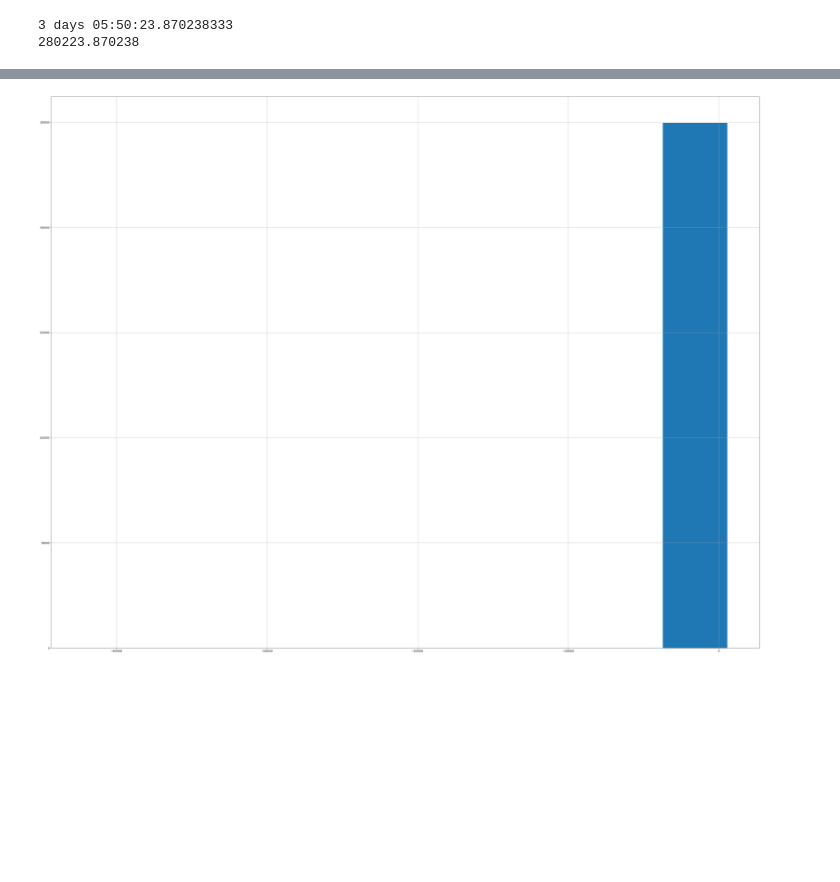
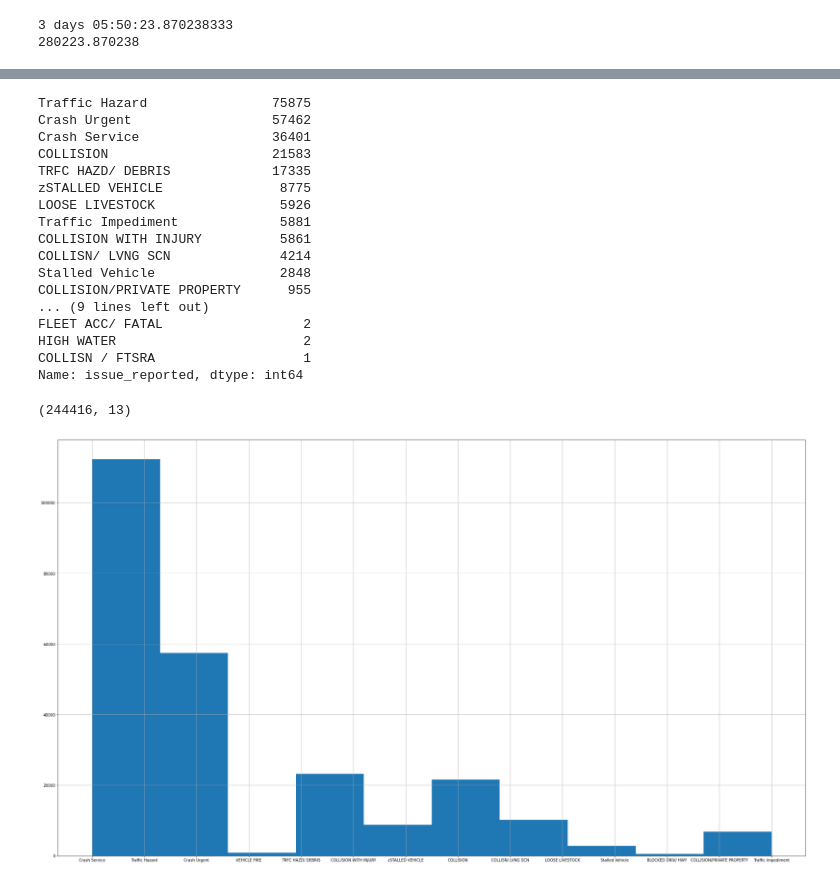
Before and after one commit to tomshields71/Real-Time_Traffic_Incident_Reports, a Jupyter notebook: Real-Time_Traffic_Incident_Reports.ipynb, the cells around one changed output, grey strips where cells are left out. Cells and saved outputs as stored; diff of their text form; code cells hidden in the pictures; blank space fills up the shorter version.

```diff
--- a/Real-Time_Traffic_Incident_Reports.ipynb
+++ b/Real-Time_Traffic_Incident_Reports.ipynb
@@ -305,9 +246,9 @@ None
 # %%
-#df['short_ID'] = df['tr_ID'].str.slice(0,3)
-#df = df.drop('tr_ID', 1)
-#df = df.drop('Status', 1)
-#df = df.drop('issue_reported_value', 1)
-#df.head()
+df['short_ID'] = df['tr_ID'].str.slice(0,3)
+df = df.drop('tr_ID', 1)
+df = df.drop('Status', 1)
+df = df.drop('issue_reported_value', 1)
+df.head()
 # %% [output]
 |  | published_date | issue_reported | Location | Latitude | Longitude | Address | status_date | published_day | ... |
 | 0 | 2018-06-13 06:35:59+00:00 | Crash Service | (30.283797,-97.741906) | 30.283797 | -97.741906 | W 21ST ST & GUADALUPE ST | 2018-06-13 09:00:03+00:00 | 2 | ... |
@@ -410,0 +376,3 @@ Name: timespan_hrs, Length: 3841, dtype: float64
+# %%
+df = df[df.timespan_sec > 0]
+print(df.shape)
@@ -410,0 +381,3 @@ Name: timespan_hrs, Length: 3841, dtype: float64
+# %%
+df = df[df.timespan_hrs < 8.0]
+print(df.shape)
@@ -425,5 +415,32 @@ plt.title('Distribution of Reported Issue Day of Week');
+# %%
+df['issue_reported'].value_counts()
+#Unsure about the meaning of some of these headings mean but the best way to categorize these issues in by
+#subtracting the published date from the status date and finding out how long these issues take to resolve.
+# %% [output]
+Traffic Hazard                75875
+Crash Urgent                  57462
+Crash Service                 36401
+COLLISION                     21583
+TRFC HAZD/ DEBRIS             17335
+zSTALLED VEHICLE               8775
+LOOSE LIVESTOCK                5926
+Traffic Impediment             5881
+COLLISION WITH INJURY          5861
+COLLISN/ LVNG SCN              4214
+Stalled Vehicle                2848
+COLLISION/PRIVATE PROPERTY      955
+... (9 lines left out)
+FLEET ACC/ FATAL                  2
+HIGH WATER                        2
+COLLISN / FTSRA                   1
+Name: issue_reported, dtype: int64
+# %%
+df = df.groupby('issue_reported').filter(lambda x : len(x)>100)
+print(df.shape)
+# %% [output]
+(244416, 13)
 # %%
-df.issue_reported.hist(figsize=(50,40))
+df.issue_reported.hist(figsize=(35,20))
 plt.subplots_adjust(hspace=.5);
 # %% [output]
-[figure, old version]
+[figure, new version]
```
Also changed, not shown: parts of 34 cells of this notebook.
